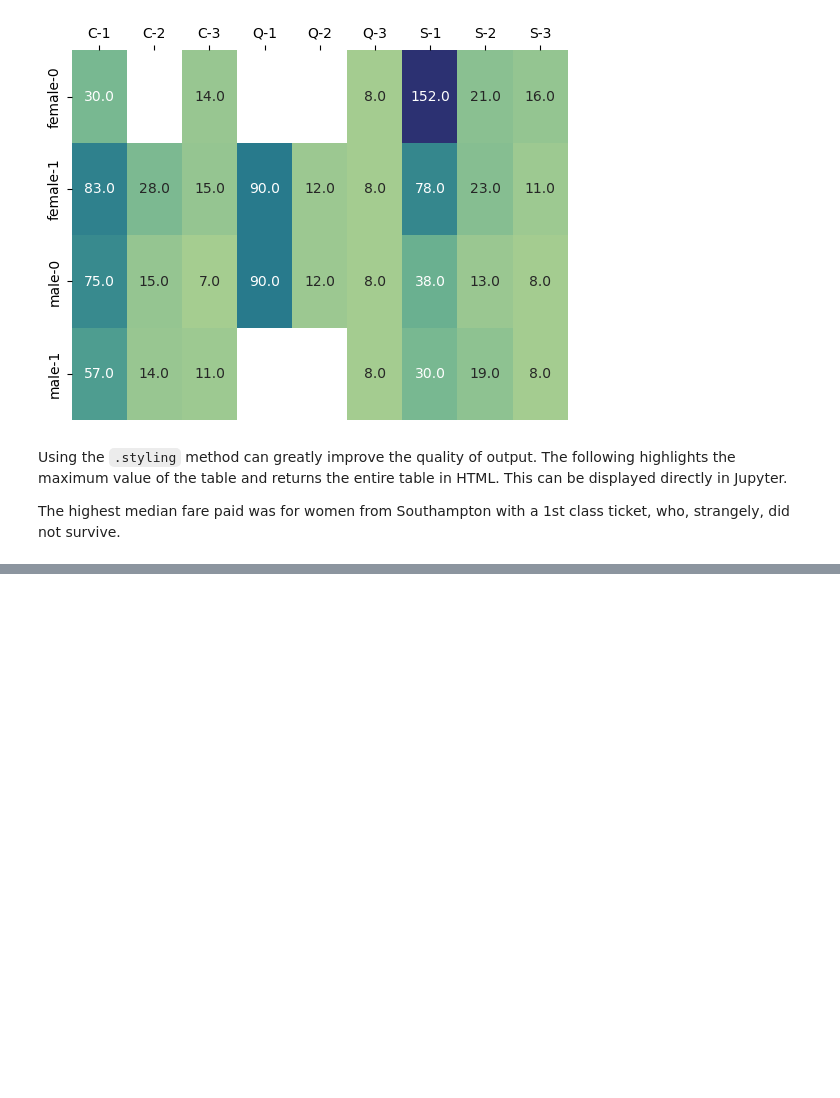
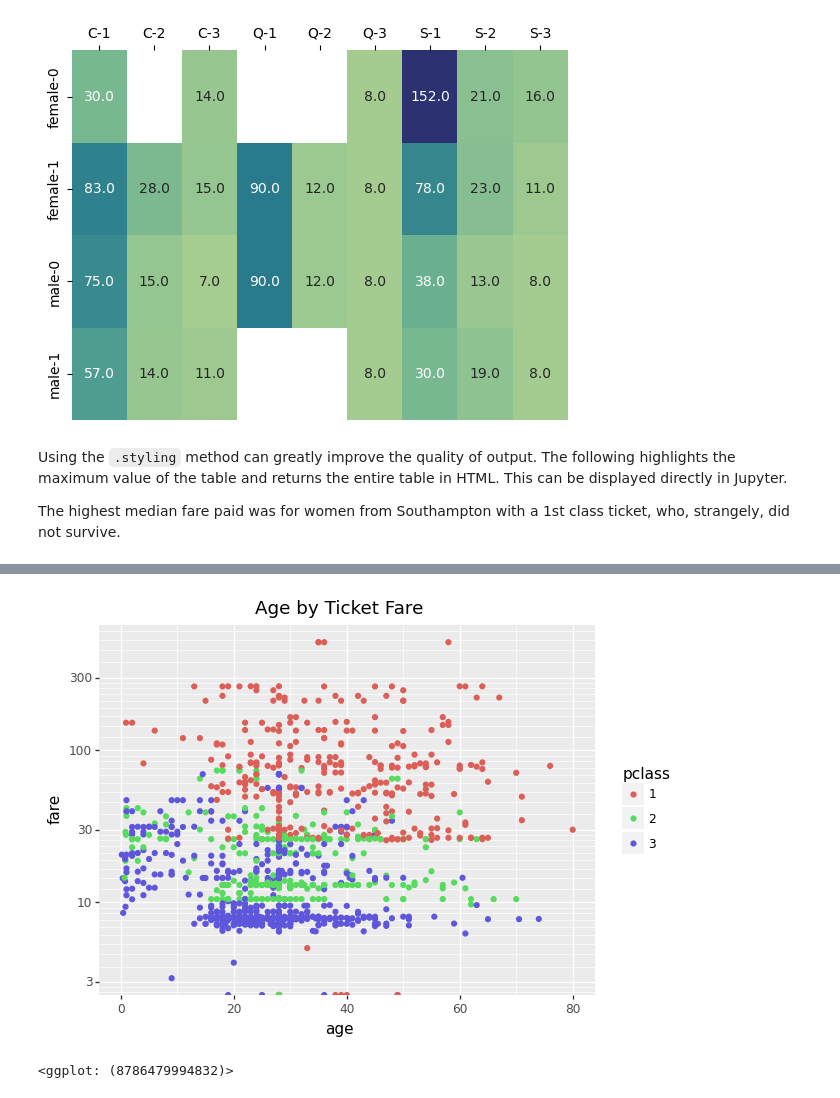
Before and after one commit to IMTorgDemo/Book-ai-for-banking-and-finance, a Jupyter notebook: notebooks/3-tables_graphs.ipynb, the cells around one changed output, grey strips where cells are left out. Cells and saved outputs as stored; diff of their text form; code cells hidden in the pictures; blank space fills up the shorter version.

```diff
--- a/notebooks/3-tables_graphs.ipynb
+++ b/notebooks/3-tables_graphs.ipynb
@@ -145,0 +197,10 @@ display(HTML( s.to_html() ))
+# %%
+df['pclass'] = pd.Categorical(df['pclass'])
+p = p9.ggplot(df) +\
+        p9.geom_point(p9.aes(x='age', y='fare', color='pclass')) +\
+        p9.scale_y_log10() +\
+        p9.labs(title='Age by Ticket Fare')
+p
+# %% [output]
+[figure, added]
+<ggplot: (8786479994832)>
```
Also changed, not shown: parts of 26 cells of this notebook.
